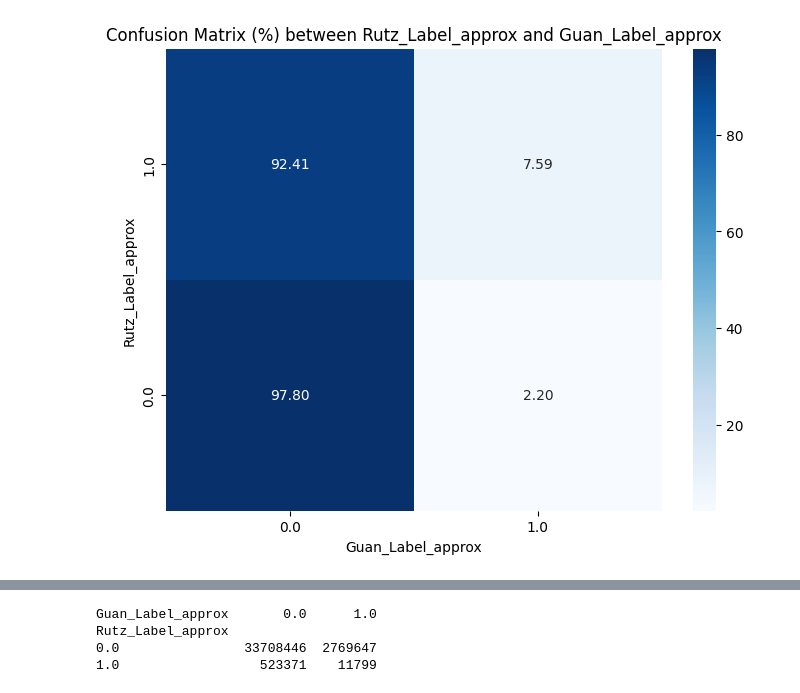
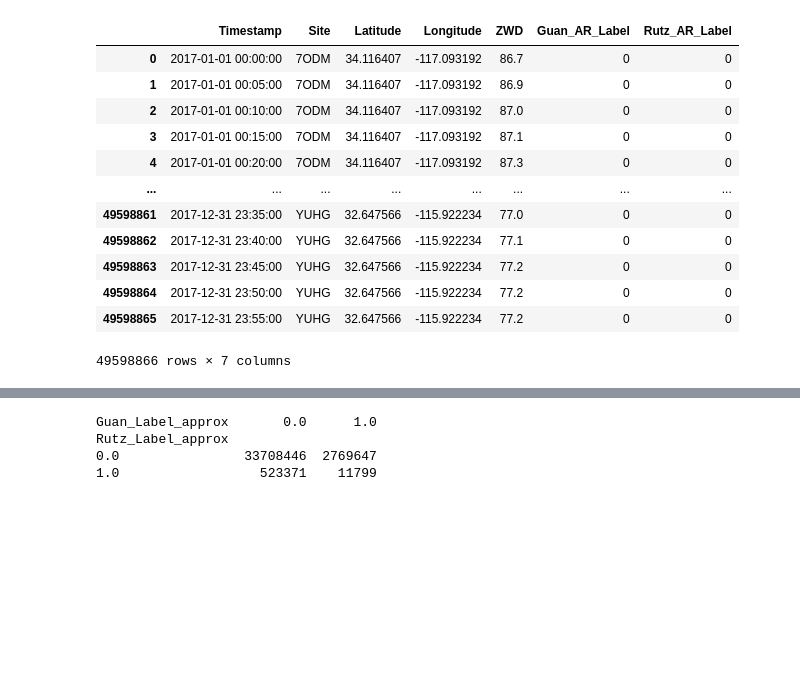
Before and after one commit to rohithreddy0087/integrated_weather_dataset, a Jupyter notebook: scripts/analysis/labels_coherence.ipynb, the cells around one changed output, grey strips where cells are left out. Saved outputs shown, nothing was run; the diff lists cells and outputs as text; code cells hidden in the pictures; blank space fills up the shorter version.

```diff
--- a/scripts/analysis/labels_coherence.ipynb
+++ b/scripts/analysis/labels_coherence.ipynb
@@ -89,15 +18,16 @@ Cohen's Kappa: -0.018
-# %%
-cm = confusion_matrix(df['Rutz_Label_approx'], df['Guan_Label_approx'])
-
-cm_percentage = cm.astype('float') / cm.sum(axis=1)[:, np.newaxis] * 100
-
-plt.figure(figsize=(8, 6))
-sns.heatmap(cm_percentage, annot=True, fmt=".2f", cmap='Blues', cbar=True,
-            xticklabels=df['Guan_Label_approx'].unique(),
-            yticklabels=df['Rutz_Label_approx'].unique())
-plt.title("Confusion Matrix (%) between Rutz_Label_approx and Guan_Label_approx")
-plt.xlabel('Guan_Label_approx')
-plt.ylabel('Rutz_Label_approx')
-plt.show()
-# %% [output]
-[figure, removed]
+# %%
+pdf2
+# %% [output]
+|  | Timestamp | Site | Latitude | Longitude | ZWD | Guan_AR_Label | Rutz_AR_Label |
+| 0 | 2017-01-01 00:00:00 | 7ODM | 34.116407 | -117.093192 | 86.7 | 0 | 0 |
+| 1 | 2017-01-01 00:05:00 | 7ODM | 34.116407 | -117.093192 | 86.9 | 0 | 0 |
+| 2 | 2017-01-01 00:10:00 | 7ODM | 34.116407 | -117.093192 | 87.0 | 0 | 0 |
+| 3 | 2017-01-01 00:15:00 | 7ODM | 34.116407 | -117.093192 | 87.1 | 0 | 0 |
+| 4 | 2017-01-01 00:20:00 | 7ODM | 34.116407 | -117.093192 | 87.3 | 0 | 0 |
+| ... | ... | ... | ... | ... | ... | ... | ... |
+| 49598861 | 2017-12-31 23:35:00 | YUHG | 32.647566 | -115.922234 | 77.0 | 0 | 0 |
+| 49598862 | 2017-12-31 23:40:00 | YUHG | 32.647566 | -115.922234 | 77.1 | 0 | 0 |
+| 49598863 | 2017-12-31 23:45:00 | YUHG | 32.647566 | -115.922234 | 77.2 | 0 | 0 |
+| 49598864 | 2017-12-31 23:50:00 | YUHG | 32.647566 | -115.922234 | 77.2 | 0 | 0 |
+| 49598865 | 2017-12-31 23:55:00 | YUHG | 32.647566 | -115.922234 | 77.2 | 0 | 0 |
+49598866 rows × 7 columns
```
Also changed, not shown: parts of 14 cells of this notebook, 9 other files.
